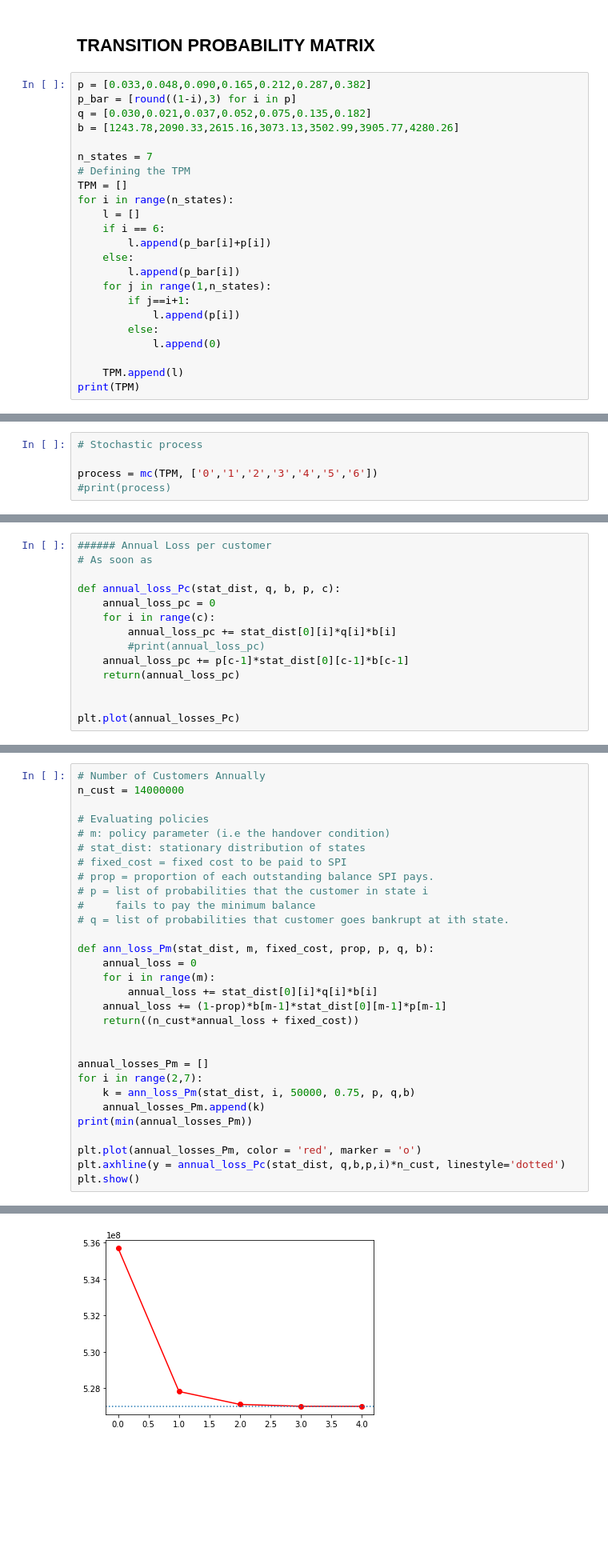
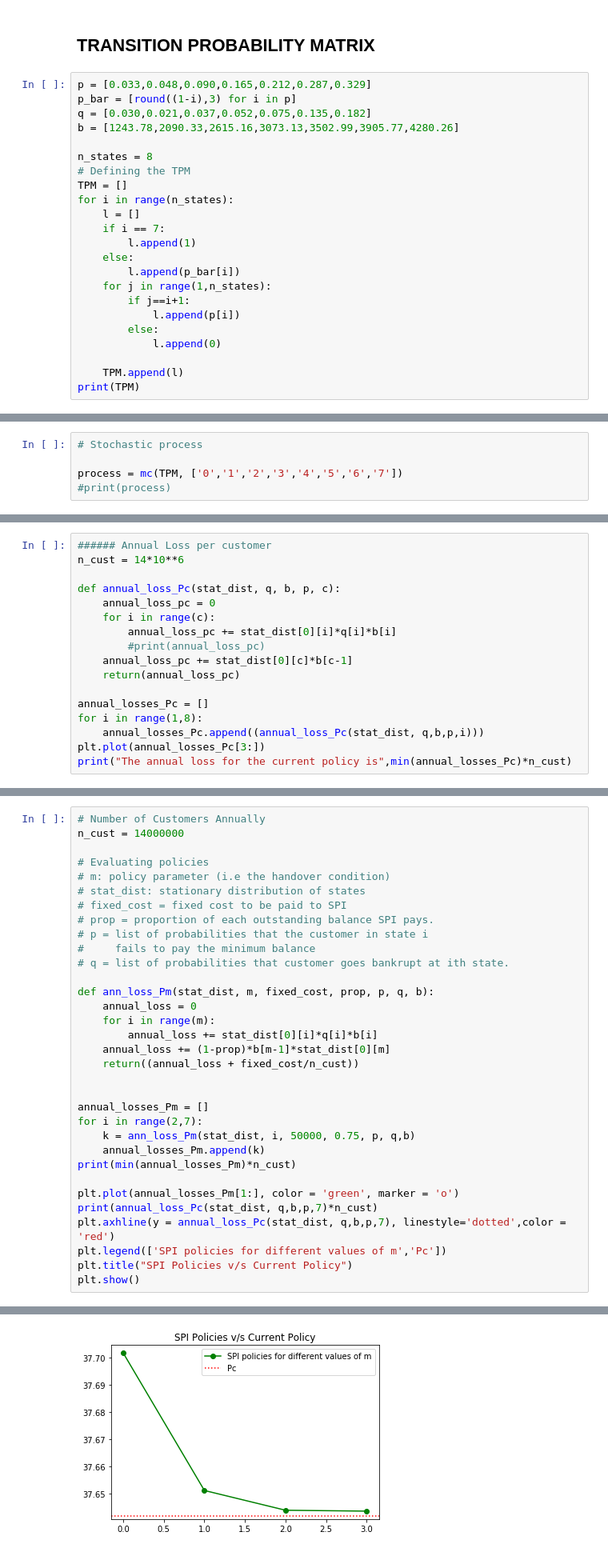
Before and after one commit to prerit1998jain/VisaRupay-Credit-Card-Company-An-application-of-DTMC-, a Jupyter notebook: VisaRuPay Credit Card Company.ipynb, the cells around one changed output, grey strips where cells are left out. Shown at 80% size. Cells and saved outputs as stored; diff of their text form; blank space fills up the shorter version.

```diff
--- a/VisaRuPay Credit Card Company.ipynb
+++ b/VisaRuPay Credit Card Company.ipynb
@@ -63,18 +45,18 @@ Build a stochastic model using DTMC to help the management of VisaRuPay analyze
 # %% [markdown]
 ## TRANSITION PROBABILITY MATRIX
 # %%
-p = [0.033,0.048,0.090,0.165,0.212,0.287,0.382]
+p = [0.033,0.048,0.090,0.165,0.212,0.287,0.329]
 p_bar = [round((1-i),3) for i in p]
 q = [0.030,0.021,0.037,0.052,0.075,0.135,0.182]
 b = [1243.78,2090.33,2615.16,3073.13,3502.99,3905.77,4280.26]
 
-n_states = 7
+n_states = 8
 # Defining the TPM
 TPM = []
 for i in range(n_states):
     l = []
-    if i == 6:
-        l.append(p_bar[i]+p[i])
+    if i == 7:
+        l.append(1)
     else:
         l.append(p_bar[i])
     for j in range(1,n_states):
@@ -90,7 +72,7 @@ print(TPM)
 # %%
 # Stochastic process
 
-process = mc(TPM, ['0','1','2','3','4','5','6'])
+process = mc(TPM, ['0','1','2','3','4','5','6','7'])
 #print(process)
 # %% [markdown]
 ### Answer 1
@@ -118,15 +100,18 @@ print(stat_dist[0])
 # %%
 ###### Annual Loss per customer
-# As soon as
+n_cust = 14*10**6
 
 def annual_loss_Pc(stat_dist, q, b, p, c):
     annual_loss_pc = 0
     for i in range(c):
         annual_loss_pc += stat_dist[0][i]*q[i]*b[i]
         #print(annual_loss_pc)
-    annual_loss_pc += p[c-1]*stat_dist[0][c-1]*b[c-1]
+    annual_loss_pc += stat_dist[0][c]*b[c-1]
     return(annual_loss_pc)
 
-
-plt.plot(annual_losses_Pc)
+annual_losses_Pc = []
+for i in range(1,8):
+    annual_losses_Pc.append((annual_loss_Pc(stat_dist, q,b,p,i)))
+plt.plot(annual_losses_Pc[3:])
+print("The annual loss for the current policy is",min(annual_losses_Pc)*n_cust)
 # %% [output]
@@ -171,17 +155,20 @@ def ann_loss_Pm(stat_dist, m, fixed_cost, prop, p, q, b):
     annual_loss = 0
     for i in range(m):
         annual_loss += stat_dist[0][i]*q[i]*b[i]
-    annual_loss += (1-prop)*b[m-1]*stat_dist[0][m-1]*p[m-1]
-    return((n_cust*annual_loss + fixed_cost))
+    annual_loss += (1-prop)*b[m-1]*stat_dist[0][m]
+    return((annual_loss + fixed_cost/n_cust))
 
 
 annual_losses_Pm = []
 for i in range(2,7):
     k = ann_loss_Pm(stat_dist, i, 50000, 0.75, p, q,b)
     annual_losses_Pm.append(k)
-print(min(annual_losses_Pm))
+print(min(annual_losses_Pm)*n_cust)
 
-plt.plot(annual_losses_Pm, color = 'red', marker = 'o')
-plt.axhline(y = annual_loss_Pc(stat_dist, q,b,p,i)*n_cust, linestyle='dotted')
+plt.plot(annual_losses_Pm[1:], color = 'green', marker = 'o')
+print(annual_loss_Pc(stat_dist, q,b,p,7)*n_cust)
+plt.axhline(y = annual_loss_Pc(stat_dist, q,b,p,7), linestyle='dotted',color = 'red')
+plt.legend(['SPI policies for different values of m','Pc'])
+plt.title("SPI Policies v/s Current Policy")
 plt.show()
 # %% [output]
@@ -189,2 +177,2 @@ plt.show()
-[figure, old version]
+[figure, new version]
 # %% [markdown]
```
Also changed, not shown: parts of 21 cells of this notebook.
